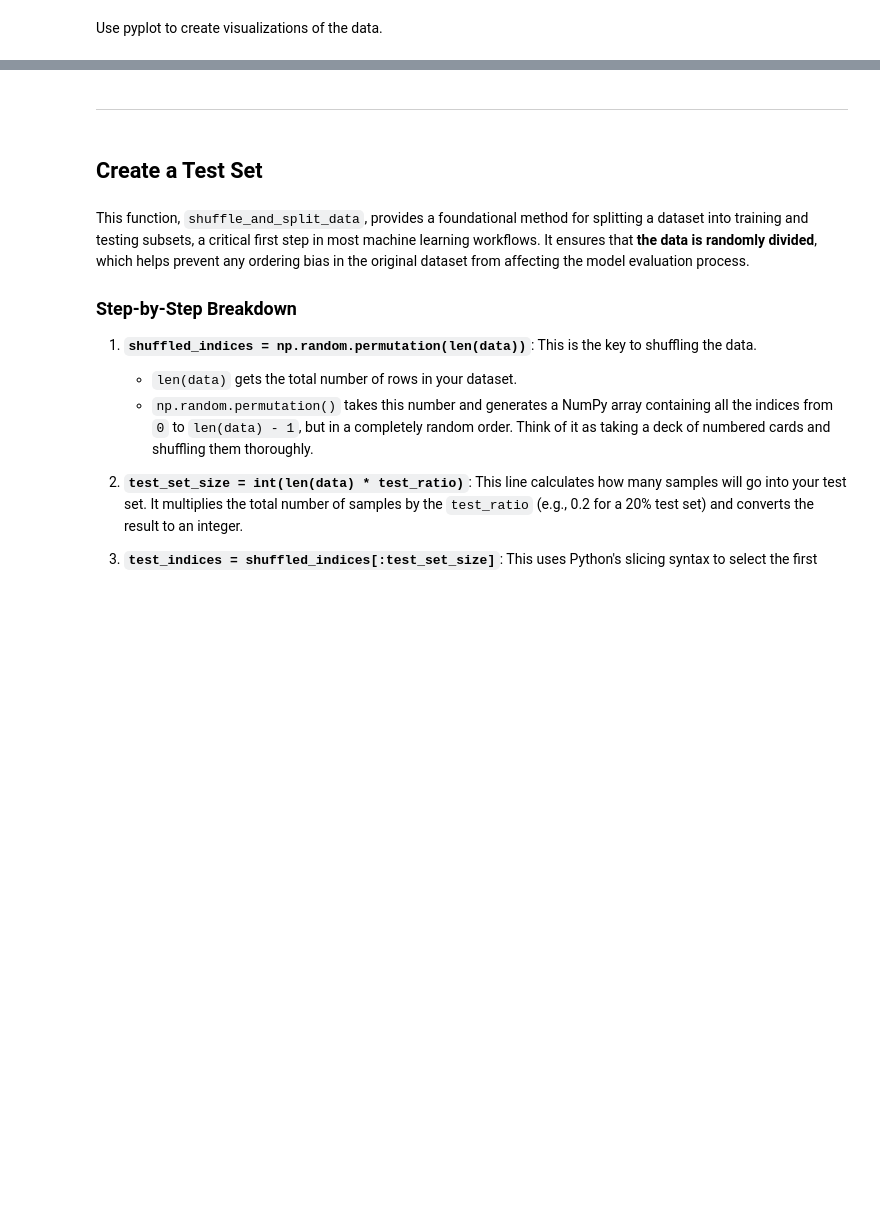
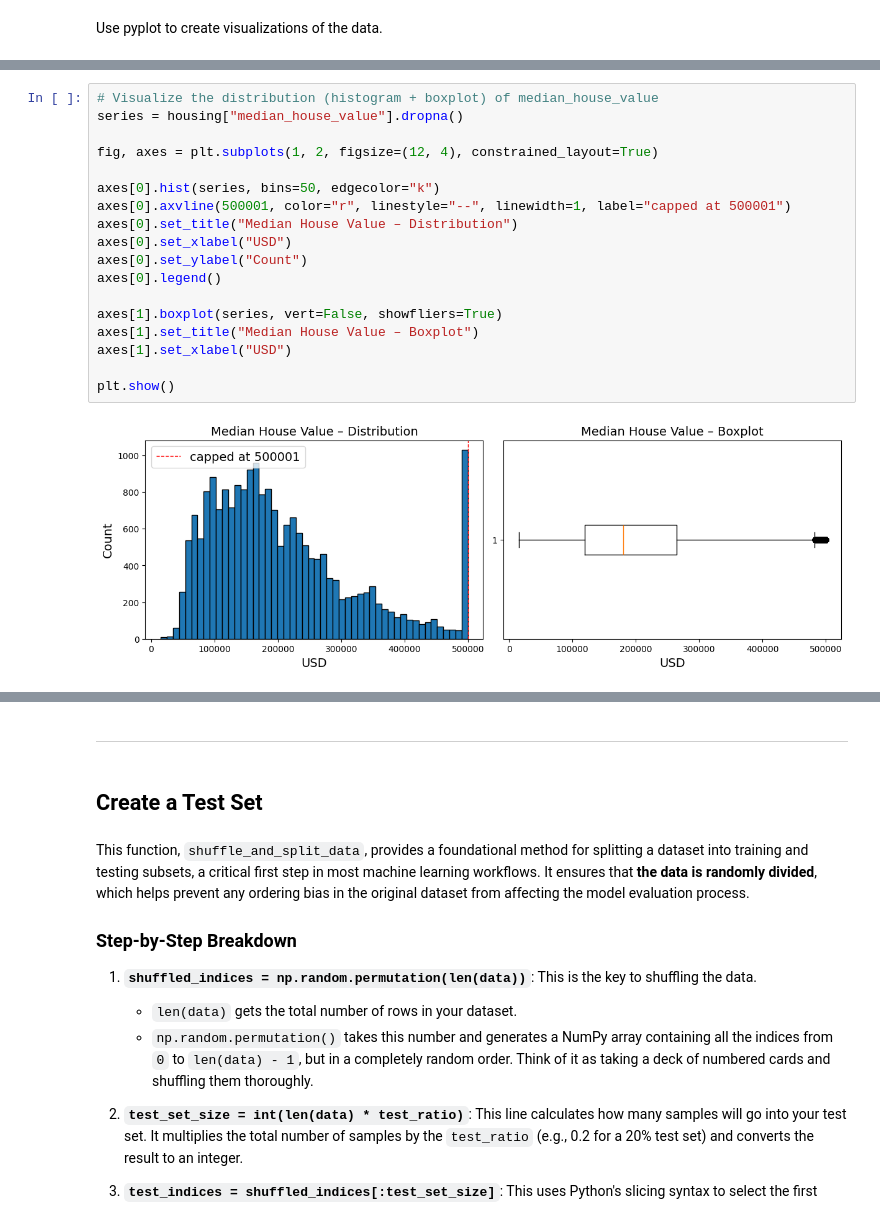
Before and after one commit to Ronald6635/handson-ml3, a Jupyter notebook: 02_end_to_end_machine_learning_project.ipynb, the cells around one changed output, grey strips where cells are left out. Saved outputs shown, nothing was run; the diff lists cells and outputs as text; blank space fills up the shorter version.

```diff
--- a/02_end_to_end_machine_learning_project.ipynb
+++ b/02_end_to_end_machine_learning_project.ipynb
@@ -183,3 +185,23 @@ save_fig("attribute_histogram_plots")  # extra code
 plt.show()
 # %% [output]
 [figure]
+# %%
+# Visualize the distribution (histogram + boxplot) of median_house_value
+series = housing["median_house_value"].dropna()
+
+fig, axes = plt.subplots(1, 2, figsize=(12, 4), constrained_layout=True)
+
+axes[0].hist(series, bins=50, edgecolor="k")
+axes[0].axvline(500001, color="r", linestyle="--", linewidth=1, label="capped at 500001")
+axes[0].set_title("Median House Value – Distribution")
+axes[0].set_xlabel("USD")
+axes[0].set_ylabel("Count")
+axes[0].legend()
+
+axes[1].boxplot(series, vert=False, showfliers=True)
+axes[1].set_title("Median House Value – Boxplot")
+axes[1].set_xlabel("USD")
+
+plt.show()
+# %% [output]
+[figure, added]
```
Also changed, not shown: parts of 19 cells of this notebook.
